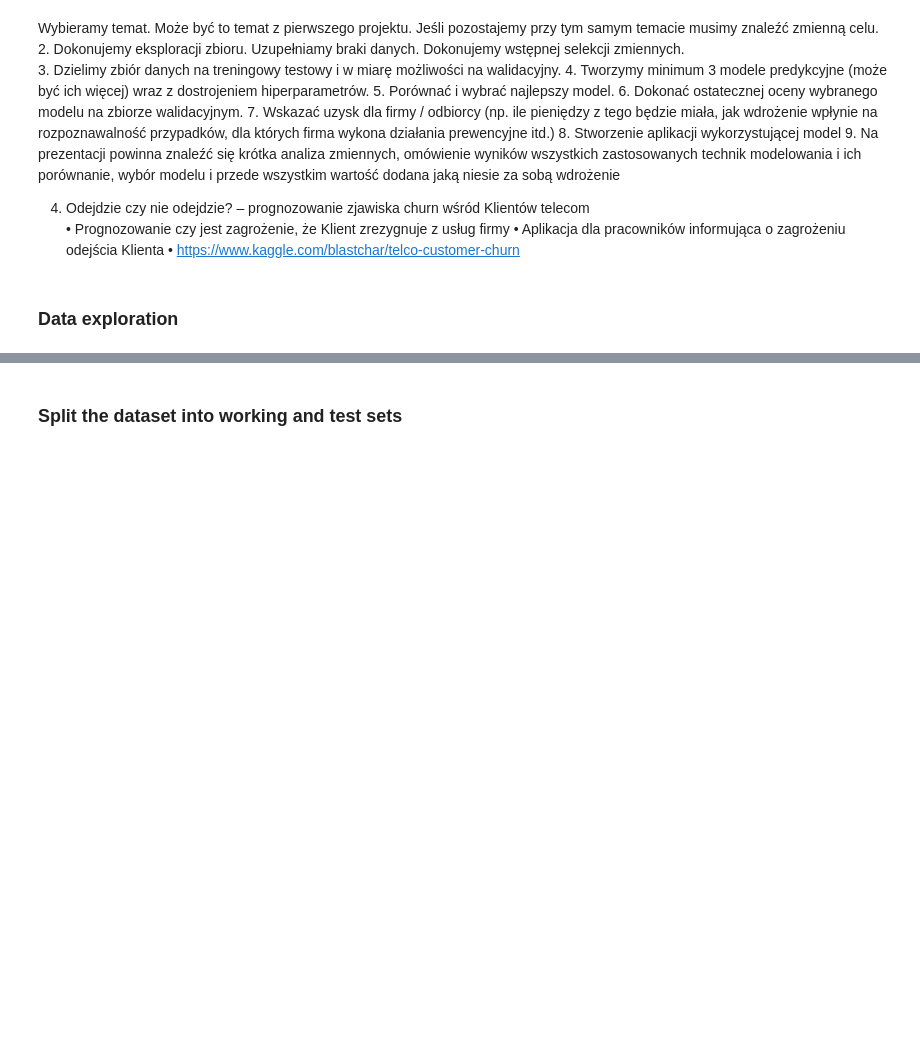
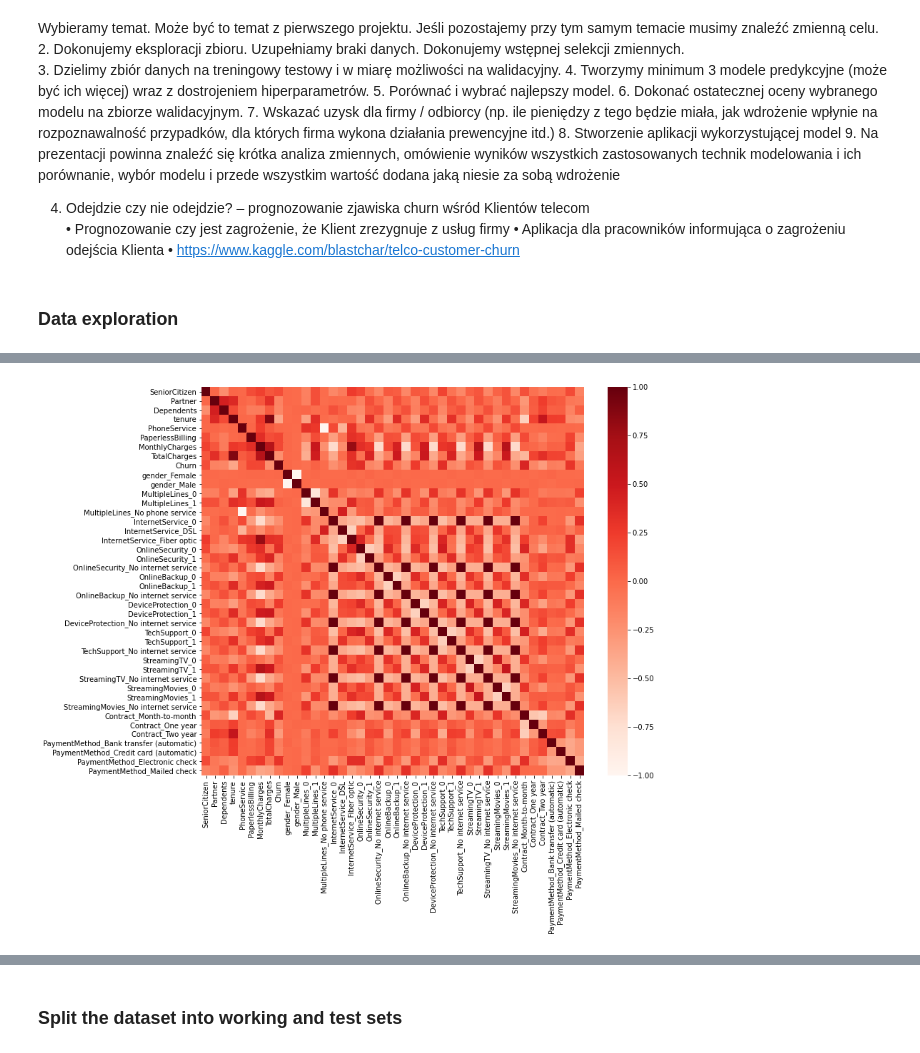
Before and after one commit to infoshareacademy/jdszr6-slytherin_group, a Jupyter notebook: ML_project/Telco_Main.ipynb, the cells around one changed output, grey strips where cells are left out. Drawn from its saved outputs; the diff is of its cells as text; code cells hidden in the pictures; blank space fills up the shorter version.

```diff
--- a/ML_project/Telco_Main.ipynb
+++ b/ML_project/Telco_Main.ipynb
@@ -31,0 +208,7 @@ df = pd.read_csv("WA_Fn-UseC_-Telco-Customer-Churn.csv")
+# %%
+#replacin YES/NO records with 0/1
+
+df_telco = df_telco.replace(["Yes"],1)
+df_telco = df_telco.replace(["No"],0)
+
+df_telco
@@ -31,0 +229,5 @@ df = pd.read_csv("WA_Fn-UseC_-Telco-Customer-Churn.csv")
+# %%
+#deleting customerID column
+
+df_telco = df_telco.drop(columns = "customerID")
+df_telco
@@ -31,0 +248,5 @@ df = pd.read_csv("WA_Fn-UseC_-Telco-Customer-Churn.csv")
+# %%
+#get dummies function
+
+df_telco = pd.get_dummies(df_telco)
+df_telco
@@ -31,0 +290,8 @@ df = pd.read_csv("WA_Fn-UseC_-Telco-Customer-Churn.csv")
+# %%
+#correlation plot
+plt.figure(figsize=(12,10))
+cor = df_telco.corr(method="spearman")
+sns.heatmap(cor, cmap=plt.cm.Reds)
+plt.show()
+# %% [output]
+[figure, added]
```
Also changed, not shown: parts of 35 cells of this notebook.
